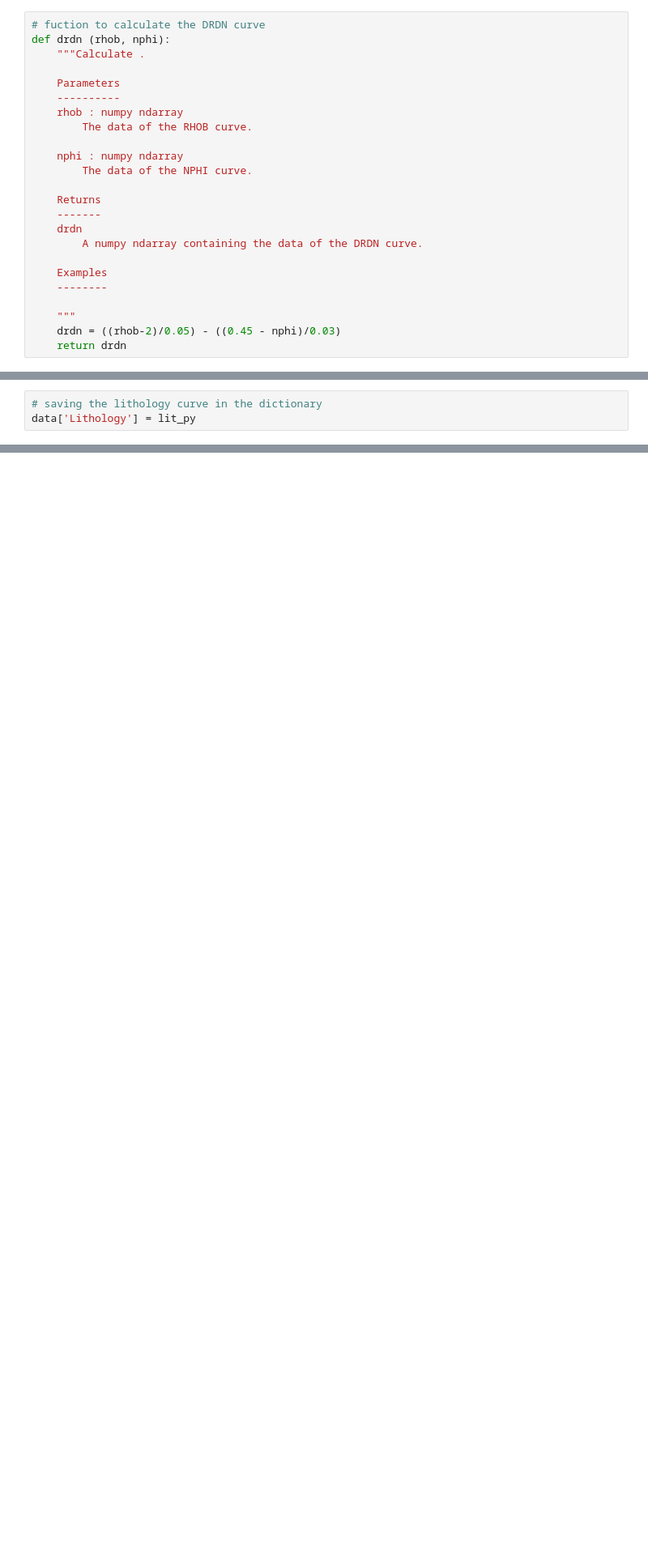
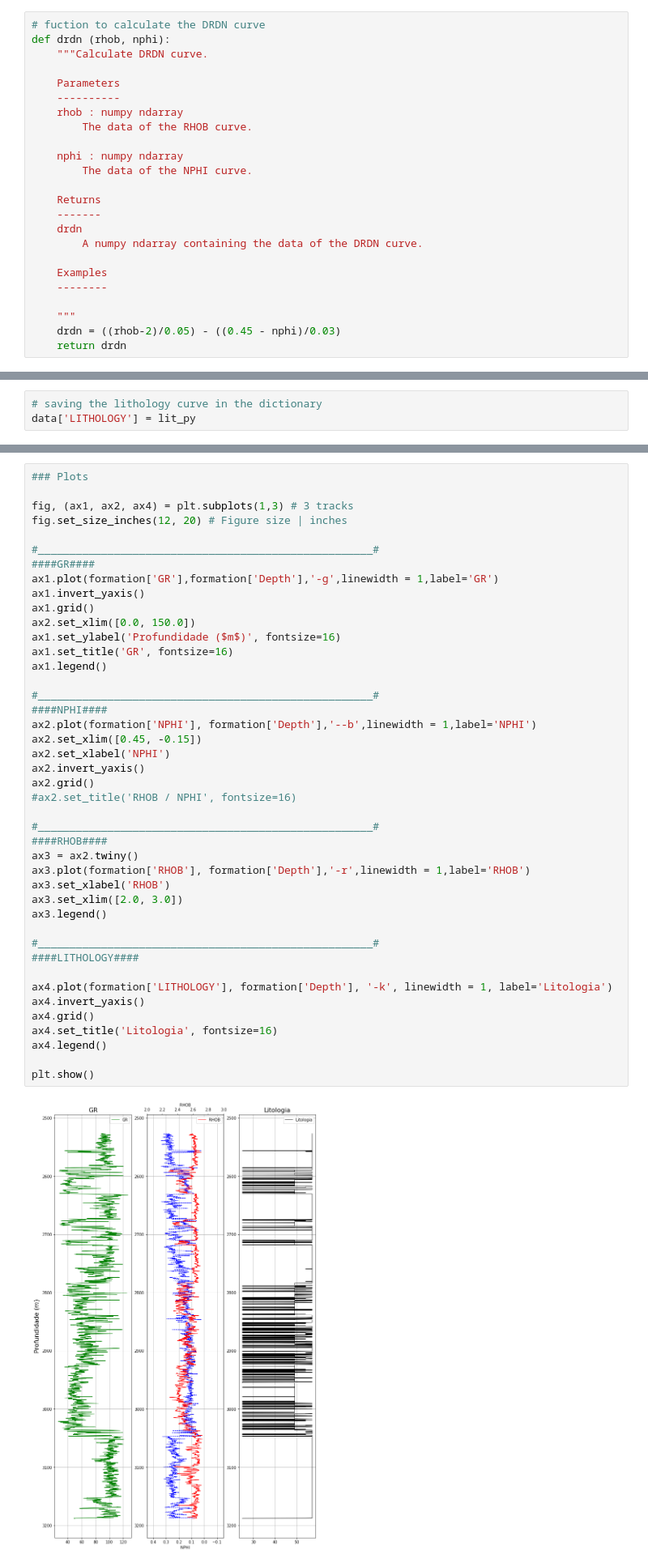
Before and after one commit to rmotadutra/PFG_2020, a Jupyter notebook: codes/well_logs.ipynb, the cells around one changed output, grey strips where cells are left out. Shown at 81% size. Cells and saved outputs as stored; diff of their text form; blank space fills up the shorter version.

```diff
--- a/codes/well_logs.ipynb
+++ b/codes/well_logs.ipynb
@@ -160,7 +152,7 @@ plt.show()
 # %%
 # fuction to calculate the DRDN curve
 def drdn (rhob, nphi):
-    """Calculate .
+    """Calculate DRDN curve.
 
     Parameters
     ----------
@@ -207,7 +199,7 @@ for i in range(len(data['DRDN'])):
     #    lit_py[i] = np.nan
 # %%
 # saving the lithology curve in the dictionary
-data['Lithology'] = lit_py
+data['LITHOLOGY'] = lit_py
 # %% [markdown]
 ## Formação Maracangalha
 #### Topo: 2527 m
@@ -254 +257,46 @@ formation = formation_zone(data, top, base)
+# %%
+### Plots
+
+fig, (ax1, ax2, ax4) = plt.subplots(1,3) # 3 tracks
+fig.set_size_inches(12, 20) # Figure size | inches
+
+#_____________________________________________________#
+####GR####
+ax1.plot(formation['GR'],formation['Depth'],'-g',linewidth = 1,label='GR')
+ax1.invert_yaxis()
+ax1.grid()
+ax2.set_xlim([0.0, 150.0])
+ax1.set_ylabel('Profundidade ($m$)', fontsize=16)
+ax1.set_title('GR', fontsize=16)
+ax1.legend()
+
+#_____________________________________________________#
+####NPHI####
+ax2.plot(formation['NPHI'], formation['Depth'],'--b',linewidth = 1,label='NPHI')
+ax2.set_xlim([0.45, -0.15])
+ax2.set_xlabel('NPHI')
+ax2.invert_yaxis()
+ax2.grid()
+#ax2.set_title('RHOB / NPHI', fontsize=16)
+
+#_____________________________________________________#
+####RHOB####
+ax3 = ax2.twiny()
+ax3.plot(formation['RHOB'], formation['Depth'],'-r',linewidth = 1,label='RHOB')
+ax3.set_xlabel('RHOB')
+ax3.set_xlim([2.0, 3.0])
+ax3.legend()
+
+#_____________________________________________________#
+####LITHOLOGY####
+
+ax4.plot(formation['LITHOLOGY'], formation['Depth'], '-k', linewidth = 1, label='Litologia')
+ax4.invert_yaxis()
+ax4.grid()
+ax4.set_title('Litologia', fontsize=16)
+ax4.legend()
+
+plt.show()
+# %% [output]
+[figure, added]
 # %%
```
Also changed, not shown: parts of 15 cells of this notebook, 2 other files.
